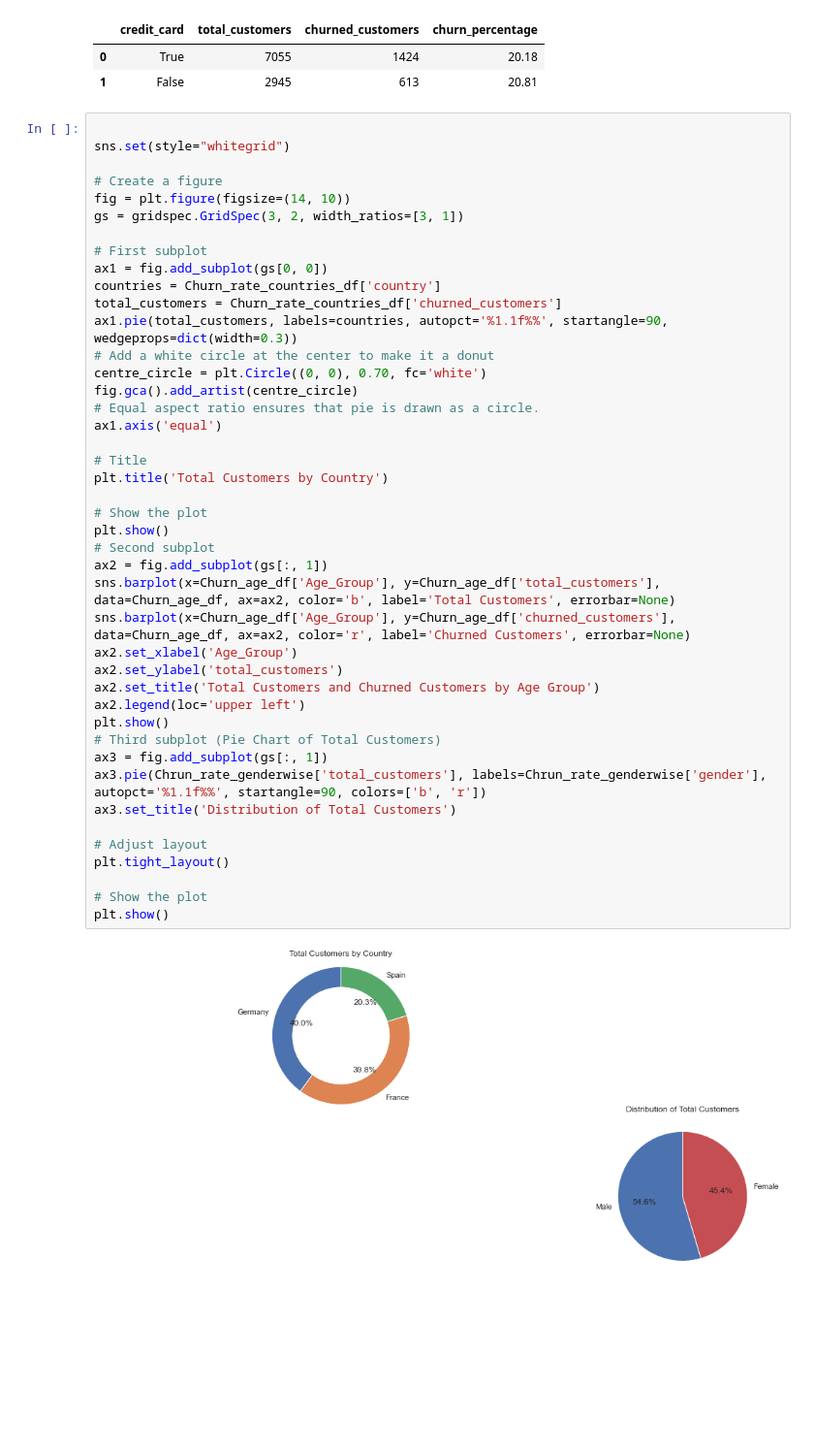
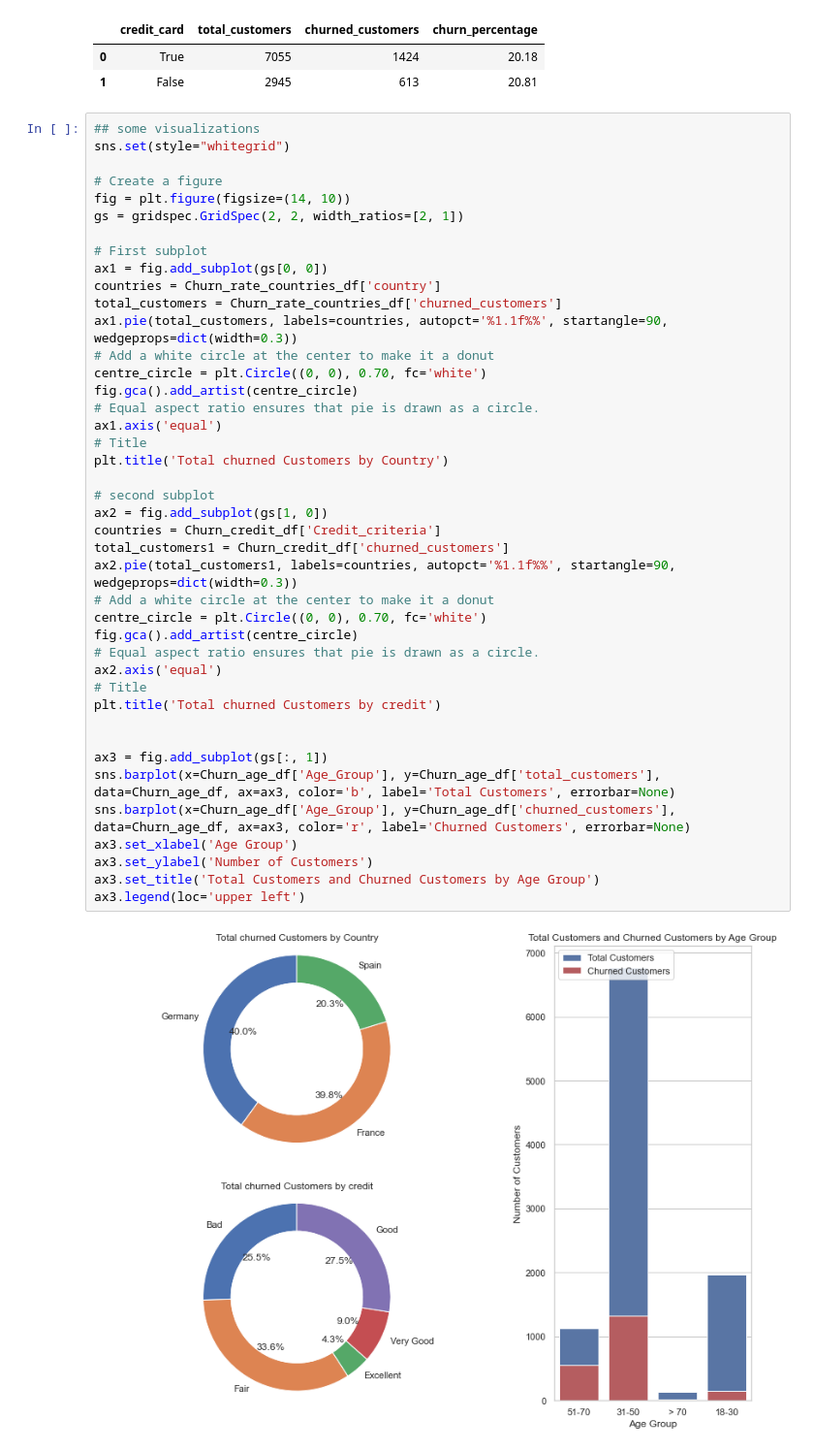
Before and after one commit to RimpleDabas/Customer-Analysis, a Jupyter notebook: Trial2.ipynb, the cells around one changed output. Shown: that part at 97% size. Cells and saved outputs as stored; diff of their text form; blank space fills up the shorter version.

```diff
--- a/Trial2.ipynb
+++ b/Trial2.ipynb
@@ -353,47 +353,46 @@ Churn_credit_df
 | 0 | True | 7055 | 1424 | 20.18 |
 | 1 | False | 2945 | 613 | 20.81 |
 # %%
-
+## some visualizations
 sns.set(style="whitegrid")
 
 # Create a figure
 fig = plt.figure(figsize=(14, 10))
-gs = gridspec.GridSpec(3, 2, width_ratios=[3, 1])
+gs = gridspec.GridSpec(2, 2, width_ratios=[2, 1])
 
 # First subplot
 ax1 = fig.add_subplot(gs[0, 0])
 countries = Churn_rate_countries_df['country']
 total_customers = Churn_rate_countries_df['churned_customers']
 ax1.pie(total_customers, labels=countries, autopct='%1.1f%%', startangle=90, wedgeprops=dict(width=0.3))
 # Add a white circle at the center to make it a donut
 centre_circle = plt.Circle((0, 0), 0.70, fc='white')
 fig.gca().add_artist(centre_circle)
 # Equal aspect ratio ensures that pie is drawn as a circle.
 ax1.axis('equal')
+# Title
+plt.title('Total churned Customers by Country')
 
+# second subplot
+ax2 = fig.add_subplot(gs[1, 0])
+countries = Churn_credit_df['Credit_criteria']
+total_customers1 = Churn_credit_df['churned_customers']
+ax2.pie(total_customers1, labels=countries, autopct='%1.1f%%', startangle=90, wedgeprops=dict(width=0.3))
+# Add a white circle at the center to make it a donut
+centre_circle = plt.Circle((0, 0), 0.70, fc='white')
+fig.gca().add_artist(centre_circle)
+# Equal aspect ratio ensures that pie is drawn as a circle.
+ax2.axis('equal')
 # Title
-plt.title('Total Customers by Country')
+plt.title('Total churned Customers by credit')
 
-# Show the plot
-plt.show()
-# Second subplot
-ax2 = fig.add_subplot(gs[:, 1])
-sns.barplot(x=Churn_age_df['Age_Group'], y=Churn_age_df['total_customers'], data=Churn_age_df, ax=ax2, color='b', label='Total Customers', errorbar=None)
-sns.barplot(x=Churn_age_df['Age_Group'], y=Churn_age_df['churned_customers'], data=Churn_age_df, ax=ax2, color='r', label='Churned Customers', errorbar=None)
-ax2.set_xlabel('Age_Group')
-ax2.set_ylabel('total_customers')
-ax2.set_title('Total Customers and Churned Customers by Age Group')
-ax2.legend(loc='upper left')
-plt.show()
-# Third subplot (Pie Chart of Total Customers)
+
 ax3 = fig.add_subplot(gs[:, 1])
-ax3.pie(Chrun_rate_genderwise['total_customers'], labels=Chrun_rate_genderwise['gender'], autopct='%1.1f%%', startangle=90, colors=['b', 'r'])
-ax3.set_title('Distribution of Total Customers')
-
-# Adjust layout
-plt.tight_layout()
-
-# Show the plot
-plt.show()
+sns.barplot(x=Churn_age_df['Age_Group'], y=Churn_age_df['total_customers'], data=Churn_age_df, ax=ax3, color='b', label='Total Customers', errorbar=None)
+sns.barplot(x=Churn_age_df['Age_Group'], y=Churn_age_df['churned_customers'], data=Churn_age_df, ax=ax3, color='r', label='Churned Customers', errorbar=None)
+ax3.set_xlabel('Age Group')
+ax3.set_ylabel('Number of Customers')
+ax3.set_title('Total Customers and Churned Customers by Age Group')
+ax3.legend(loc='upper left')
 # %% [output]
-[figure, old version]
+[figure, new version]
```
Also changed, not shown: parts of 1 cell of this notebook.
